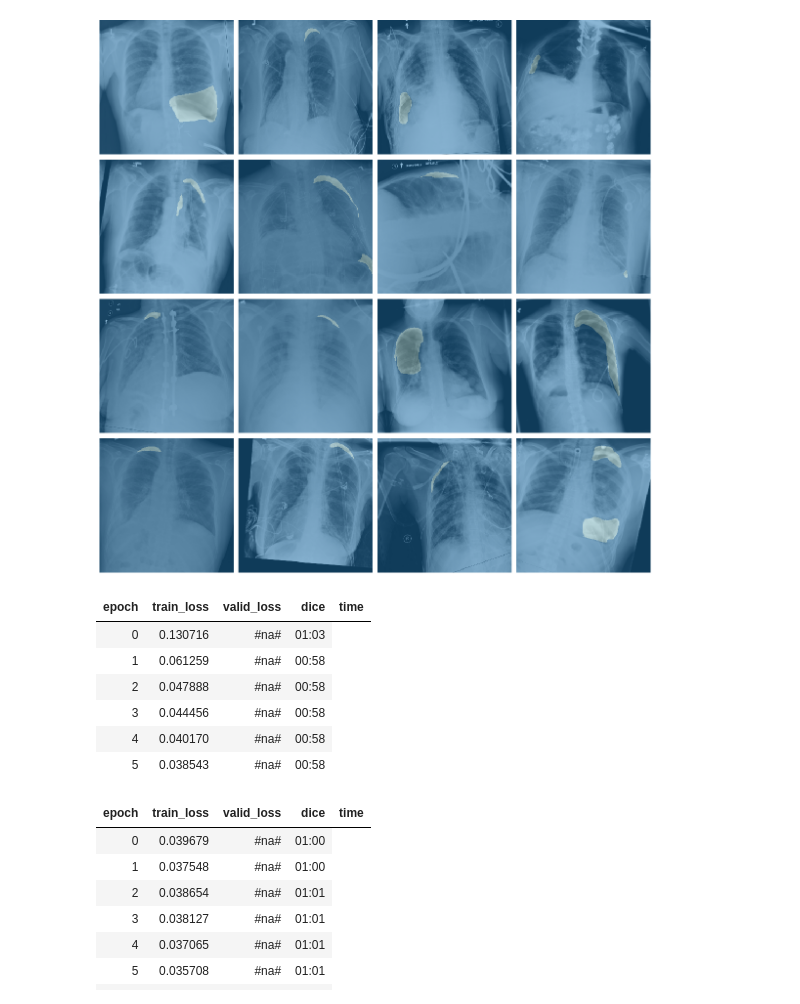
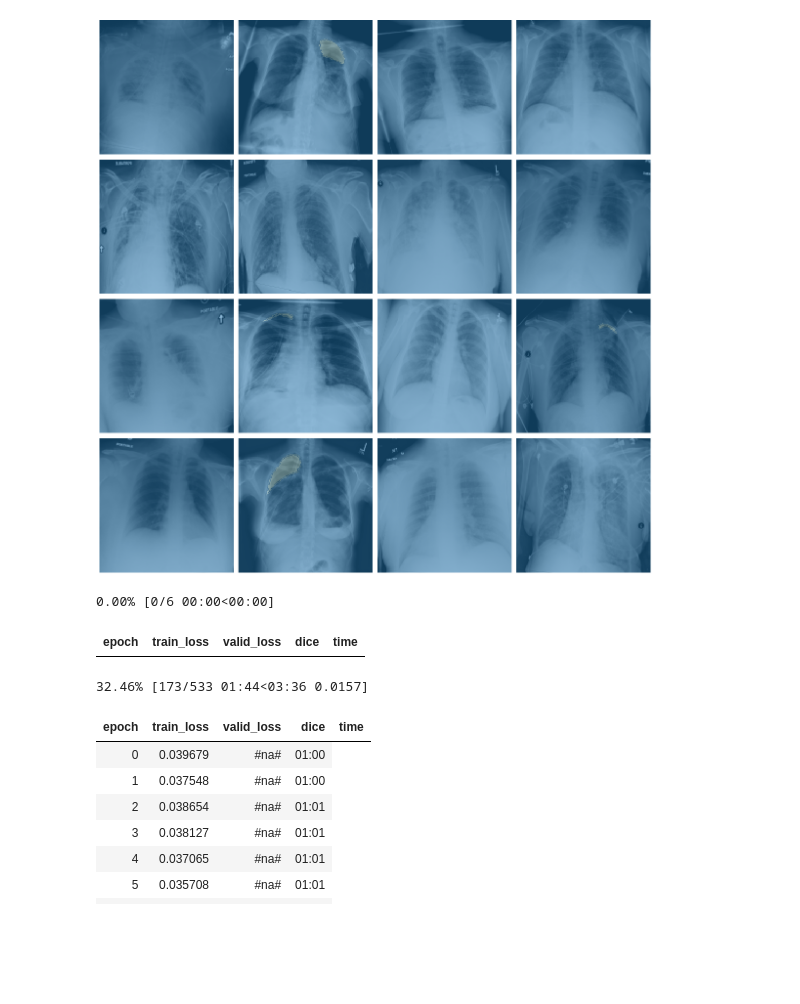
Before and after one commit to xiedidan/siim-pneumothorax, a Jupyter notebook: unet.ipynb, the cells around one changed output. Cells and saved outputs as stored; diff of their text form; code cells hidden in the pictures; blank space fills up the shorter version.

Commit message:
new data processing and envir

```diff
--- a/unet.ipynb
+++ b/unet.ipynb
@@ -43,8 +43,8 @@ def transform(self, tfms:Optional[Tuple[TfmList,TfmList]]=(None,None), **kwargs)
 fastai.data_block.ItemLists.transform = transform
 
 # Create databunch
-data = (SegmentationItemList.from_csv(path=path, csv_name='{}/all-0.csv'.format(data_split_path))
-        .split_by_fname_file('SIIM_5-FOLD_PATH_POS/val-0.csv')
+data = (SegmentationItemList.from_csv(path=path, csv_name='unet_siim_5fold_256/all_0.csv')
+        .split_by_fname_file('unet_siim_5fold_256/val_0.csv', path=path)
         .label_from_func(lambda x : str(x).replace('train_png', 'mask_png'), classes=[0, 1])
         .add_test((path/'test_png').ls(), label=None)
         .transform(get_transforms(), size=256, tfm_y=True)
@@ -57,4 +56,4 @@ data.show_batch()
-[figure, old version]
+[figure, new version]
 # %%
 # focal loss
 
@@ -111,15 +110,11 @@ def FocalFlat(*args, axis:int=-1, floatify:bool=False, **kwargs):
 learn = unet_learner(data, models.resnet34, metrics=[dice])
 # %%
 # Fit one cycle of 6 epochs with max lr of 1e-3
-learn.fit_one_cycle(6, slice(1e-4))
+learn.fit_one_cycle(6, slice(1e-3))
 # %% [output]
+0.00% [0/6 00:00<00:00]
 | epoch | train_loss | valid_loss | dice | time |
-| 0 | 0.130716 | #na# | 01:03 |
-| 1 | 0.061259 | #na# | 00:58 |
-| 2 | 0.047888 | #na# | 00:58 |
-| 3 | 0.044456 | #na# | 00:58 |
-| 4 | 0.040170 | #na# | 00:58 |
-| 5 | 0.038543 | #na# | 00:58 |
+32.46% [173/533 01:44<03:36 0.0157]
 # %%
 # Unfreeze the encoder (resnet34)
 learn.unfreeze()
```
Also changed, not shown: parts of 2 cells of this notebook, 2 other files.
